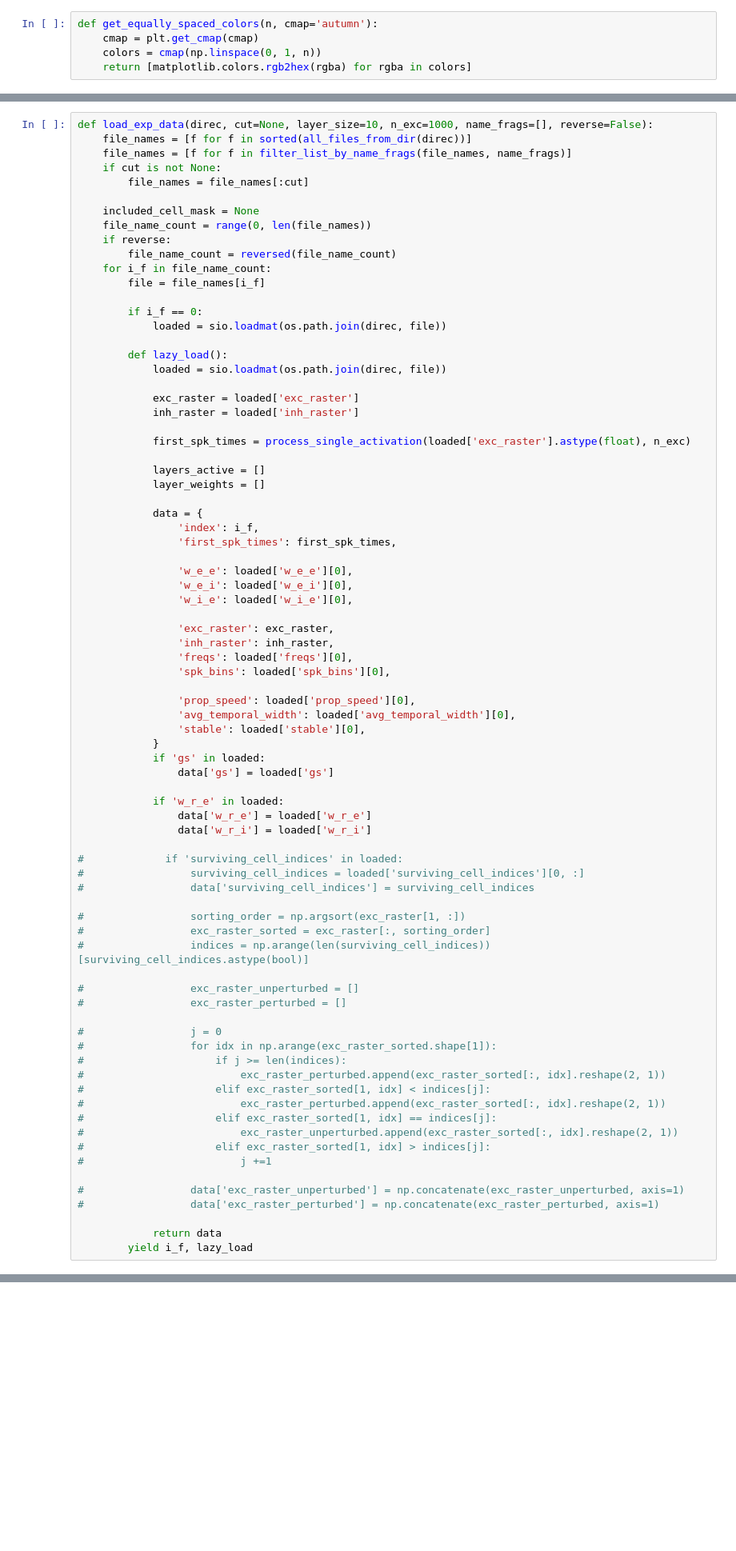
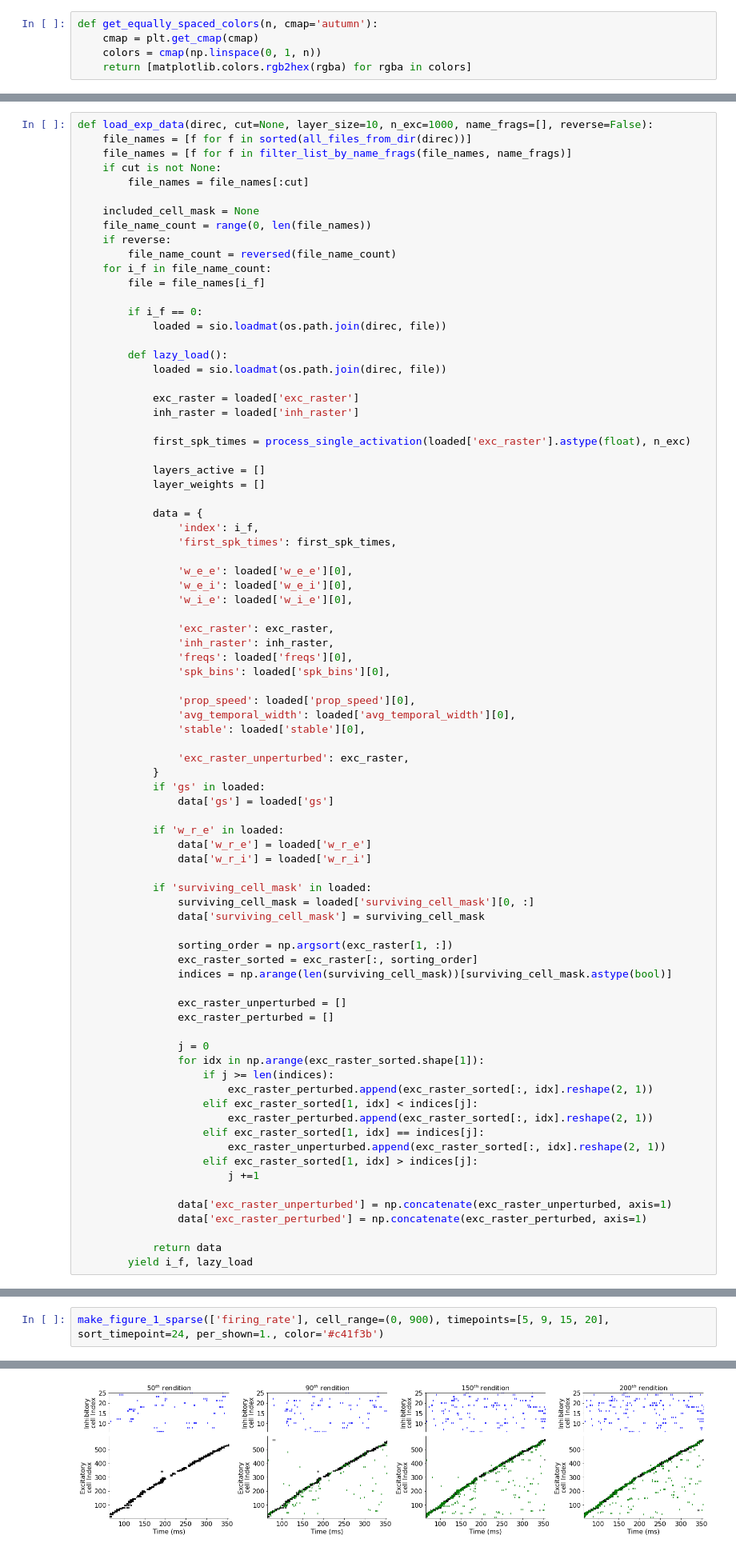
Before and after one commit to davidgbe/synfire_chain_growth, a Jupyter notebook: resilience_project_22_04_13/neurogenesis_+_heterosynaptic_comp_22_04_13/firing_rate_bound_neurogenesis_22_04_20/nb.ipynb, the cells around one changed output, grey strips where cells are left out. Shown: that part at 80% size. Cells and saved outputs as stored; diff of their text form; blank space fills up the shorter version.

```diff
--- a/resilience_project_22_04_13/neurogenesis_+_heterosynaptic_comp_22_04_13/firing_rate_bound_neurogenesis_22_04_20/nb.ipynb
+++ b/resilience_project_22_04_13/neurogenesis_+_heterosynaptic_comp_22_04_13/firing_rate_bound_neurogenesis_22_04_20/nb.ipynb
@@ -93,6 +95,8 @@ def load_exp_data(direc, cut=None, layer_size=10, n_exc=1000, name_frags=[], rev
                 'prop_speed': loaded['prop_speed'][0],
                 'avg_temporal_width': loaded['avg_temporal_width'][0],
                 'stable': loaded['stable'][0],
+
+                'exc_raster_unperturbed': exc_raster,
             }
             if 'gs' in loaded:
                 data['gs'] = loaded['gs']
@@ -101,30 +105,30 @@ def load_exp_data(direc, cut=None, layer_size=10, n_exc=1000, name_frags=[], rev
                 data['w_r_e'] = loaded['w_r_e']
                 data['w_r_i'] = loaded['w_r_i']
 
-#             if 'surviving_cell_indices' in loaded:
-#                 surviving_cell_indices = loaded['surviving_cell_indices'][0, :]
-#                 data['surviving_cell_indices'] = surviving_cell_indices
+            if 'surviving_cell_mask' in loaded:
+                surviving_cell_mask = loaded['surviving_cell_mask'][0, :]
+                data['surviving_cell_mask'] = surviving_cell_mask
 
-#                 sorting_order = np.argsort(exc_raster[1, :])
-#                 exc_raster_sorted = exc_raster[:, sorting_order]
-#                 indices = np.arange(len(surviving_cell_indices))[surviving_cell_indices.astype(bool)]
+                sorting_order = np.argsort(exc_raster[1, :])
+                exc_raster_sorted = exc_raster[:, sorting_order]
+                indices = np.arange(len(surviving_cell_mask))[surviving_cell_mask.astype(bool)]
 
-#                 exc_raster_unperturbed = []
-#                 exc_raster_perturbed = []
+                exc_raster_unperturbed = []
+                exc_raster_perturbed = []
 
-#                 j = 0
-#                 for idx in np.arange(exc_raster_sorted.shape[1]):
-#                     if j >= len(indices):
-#                         exc_raster_perturbed.append(exc_raster_sorted[:, idx].reshape(2, 1))
-#                     elif exc_raster_sorted[1, idx] < indices[j]:
-#                         exc_raster_perturbed.append(exc_raster_sorted[:, idx].reshape(2, 1))
-#                     elif exc_raster_sorted[1, idx] == indices[j]:
-#                         exc_raster_unperturbed.append(exc_raster_sorted[:, idx].reshape(2, 1))
-#                     elif exc_raster_sorted[1, idx] > indices[j]:
-#                         j +=1
+                j = 0
+                for idx in np.arange(exc_raster_sorted.shape[1]):
+                    if j >= len(indices):
+                        exc_raster_perturbed.append(exc_raster_sorted[:, idx].reshape(2, 1))
+                    elif exc_raster_sorted[1, idx] < indices[j]:
+                        exc_raster_perturbed.append(exc_raster_sorted[:, idx].reshape(2, 1))
+                    elif exc_raster_sorted[1, idx] == indices[j]:
+                        exc_raster_unperturbed.append(exc_raster_sorted[:, idx].reshape(2, 1))
+                    elif exc_raster_sorted[1, idx] > indices[j]:
+                        j +=1
 
-#                 data['exc_raster_unperturbed'] = np.concatenate(exc_raster_unperturbed, axis=1)
-#                 data['exc_raster_perturbed'] = np.concatenate(exc_raster_perturbed, axis=1)
+                data['exc_raster_unperturbed'] = np.concatenate(exc_raster_unperturbed, axis=1)
+                data['exc_raster_perturbed'] = np.concatenate(exc_raster_perturbed, axis=1)
 
             return data
         yield i_f, lazy_load
@@ -245,0 +270,3 @@ make_maps(['sweep_w_e_i_7e-5'], (20, 20), repeats=10, repeats_to_use=3)
+# %%
+make_figure_1_sparse(['firing_rate'], cell_range=(0, 900), timepoints=[5, 9, 15, 20], sort_timepoint=24, per_shown=1., color='#c41f3b')
+# %% [output]
@@ -245,0 +288 @@ make_maps(['sweep_w_e_i_7e-5'], (20, 20), repeats=10, repeats_to_use=3)
+[figure, added]
```
Also changed, not shown: parts of 6 cells of this notebook, 2 other files.
